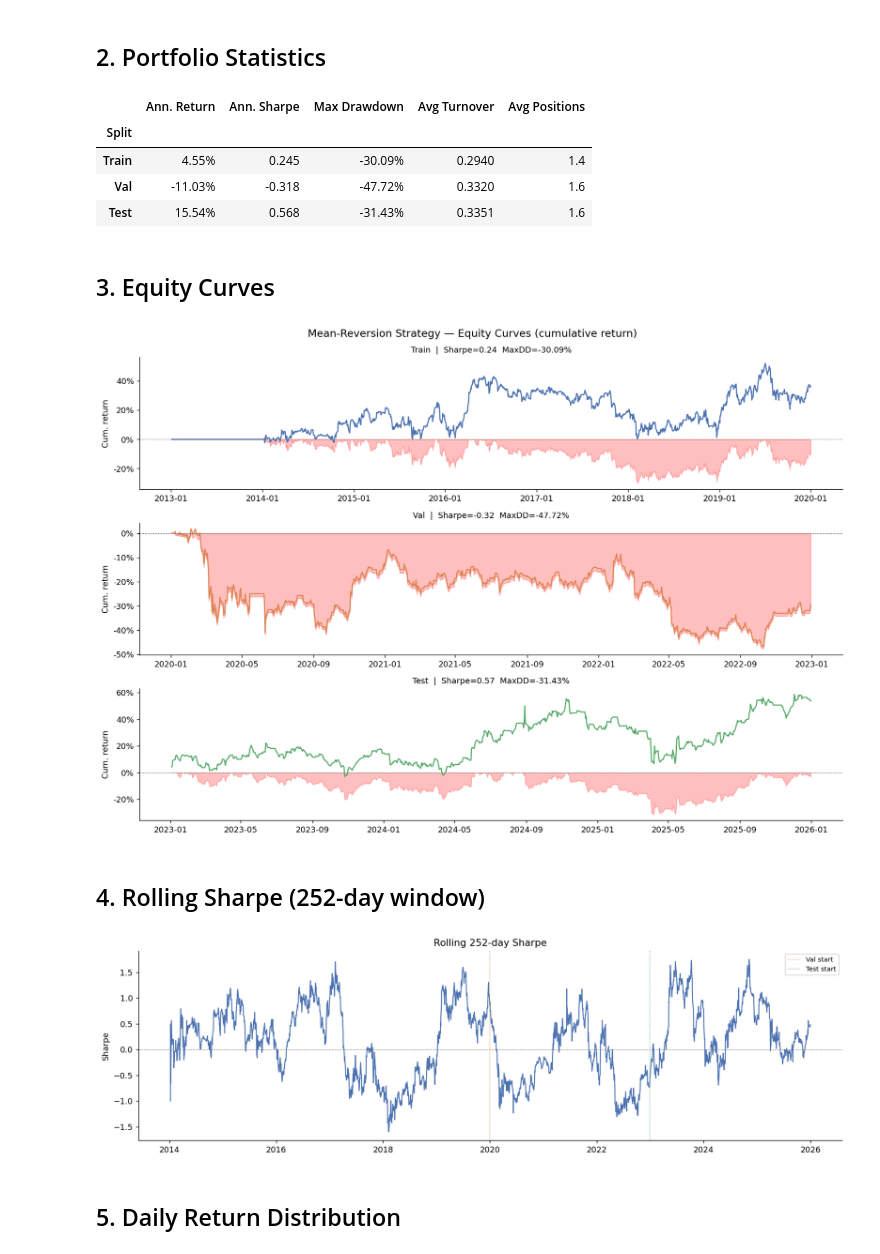
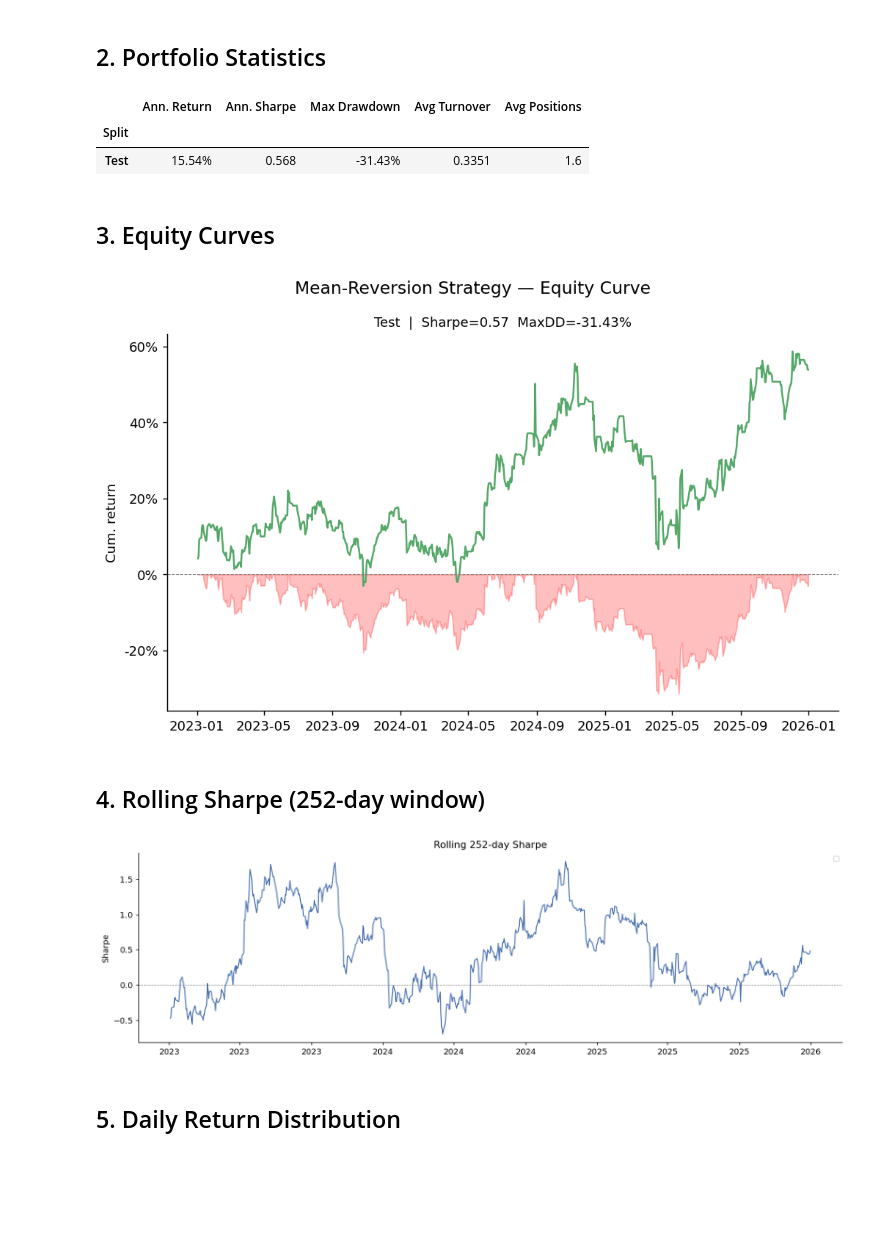
Before and after one commit to Pepegius03/15.C51_project1_tradingstrat, a Jupyter notebook: mean_reversion/results.ipynb, the cells around one changed output. Drawn from its saved outputs; the diff is of its cells as text; code cells hidden in the pictures; blank space fills up the shorter version.

Commit message:
Backtest mean-reversion strategy
- results notebook for backtest period only, added new stat calculations
- backtest.py edited to include more time for backtesting
- remove __pycache__ folder

```diff
--- a/mean_reversion/results.ipynb
+++ b/mean_reversion/results.ipynb
@@ -29,13 +31,19 @@ MODEL_DIR = Path("models")
 
 TRAIN_END = "2019-12-31"
 VAL_END   = "2022-12-31"
-TEST_END  = "2025-12-31"
+TEST_END  = "2026-04-17"
+
+# SPLITS = {
+#     "Train": (None,       TRAIN_END),
+#     "Val":   (TRAIN_END,  VAL_END),
+#     "Test":  (VAL_END,    TEST_END),
+# }
+# COLORS = {"Train": "#4C72B0", "Val": "#DD8452", "Test": "#55A868"}
+
 SPLITS = {
-    "Train": (None,       TRAIN_END),
-    "Val":   (TRAIN_END,  VAL_END),
     "Test":  (VAL_END,    TEST_END),
 }
-COLORS = {"Train": "#4C72B0", "Val": "#DD8452", "Test": "#55A868"}
+COLORS = {"Test": "#55A868"}
 # %% [markdown]
 ## 1. Run Pipeline (skip if cache exists)
 # %%
@@ -109,52 +111,56 @@ stats.style.format({
 # %% [output]
 |  | Ann. Return | Ann. Sharpe | Max Drawdown | Avg Turnover | Avg Positions |
 | Split |  |  |  |  |  |
-| Train | 4.55% | 0.245 | -30.09% | 0.2940 | 1.4 |
-| Val | -11.03% | -0.318 | -47.72% | 0.3320 | 1.6 |
 | Test | 15.54% | 0.568 | -31.43% | 0.3351 | 1.6 |
 # %% [markdown]
 ## 3. Equity Curves
 # %%
-fig, axes = plt.subplots(3, 1, figsize=(13, 9))
-fig.suptitle("Mean-Reversion Strategy — Equity Curves (cumulative return)", fontsize=13)
+# fig, axes = plt.subplots(3, 1, figsize=(13, 9))
+# fig.suptitle("Mean-Reversion Strategy — Equity Curves (cumulative return)", fontsize=13)
+
+fig, axes = plt.subplots(1, 1, figsize=(8, 5)) # Changed to 1, 1
+fig.suptitle("Mean-Reversion Strategy — Equity Curve", fontsize=13)
+
+axes = [axes] # <--- ADD THIS LINE
 
 for ax, (name, (start, end)) in zip(axes, SPLITS.items()):
     mask = pd.Series(True, index=pnl.index)
     if start: mask &= pnl.index > start
     if end:   mask &= pnl.index <= end
     sub    = pnl[mask]
     wealth = np.exp(sub.cumsum())
     cum    = wealth - 1                    # real compounded return
     dd     = wealth / wealth.cummax() - 1  # real peak-to-trough drawdown
 
     color = COLORS[name]
     ax.fill_between(dd.index, dd.values, 0, alpha=0.25, color="red")
     ax.plot(cum.index, cum.values, color=color, lw=1.4, label="Cum. return")
     ax.axhline(0, color="grey", lw=0.6, ls="--")
     ax.set_title(f"{name}  |  Sharpe={sharpe(sub):.2f}  MaxDD={max_dd(sub):.2%}", fontsize=10)
     ax.yaxis.set_major_formatter(plt.FuncFormatter(lambda y, _: f"{y:.0%}"))
     ax.set_ylabel("Cum. return")
     ax.xaxis.set_major_formatter(mdates.DateFormatter("%Y-%m"))
 
 plt.tight_layout()
 plt.show()
 # %% [output]
-[figure, old version]
+[figure, new version]
 # %% [markdown]
 ## 4. Rolling Sharpe (252-day window)
 # %%
 roll_sr = pnl.rolling(252).apply(lambda x: sharpe(pd.Series(x)), raw=False)
+roll_sr_filt = roll_sr[roll_sr.index > VAL_END]
 
 fig, ax = plt.subplots(figsize=(13, 4))
-ax.plot(roll_sr.index, roll_sr.values, lw=1.2, color="#4C72B0")
+ax.plot(roll_sr_filt.index, roll_sr_filt.values, lw=1.2, color="#4C72B0")
 ax.axhline(0, color="grey", lw=0.6, ls="--")
-for name, (start, end) in SPLITS.items():
-    if start: ax.axvline(pd.Timestamp(start), color=COLORS[name], lw=1, ls=":", alpha=0.8, label=f"{name} start")
+# for name, (start, end) in SPLITS.items():
+#     if start: ax.axvline(pd.Timestamp(start), color=COLORS[name], lw=1, ls=":", alpha=0.8, label=f"{name} start")
 ax.set_title("Rolling 252-day Sharpe"); ax.set_ylabel("Sharpe"); ax.legend(fontsize=8)
 ax.xaxis.set_major_formatter(mdates.DateFormatter("%Y"))
 plt.tight_layout(); plt.show()
 # %% [output]
-[figure, old version]
+[figure, new version]
 # %% [markdown]
 ## 5. Daily Return Distribution
 # %%
```
Also changed, not shown: parts of 5 cells of this notebook, 7 other files.
